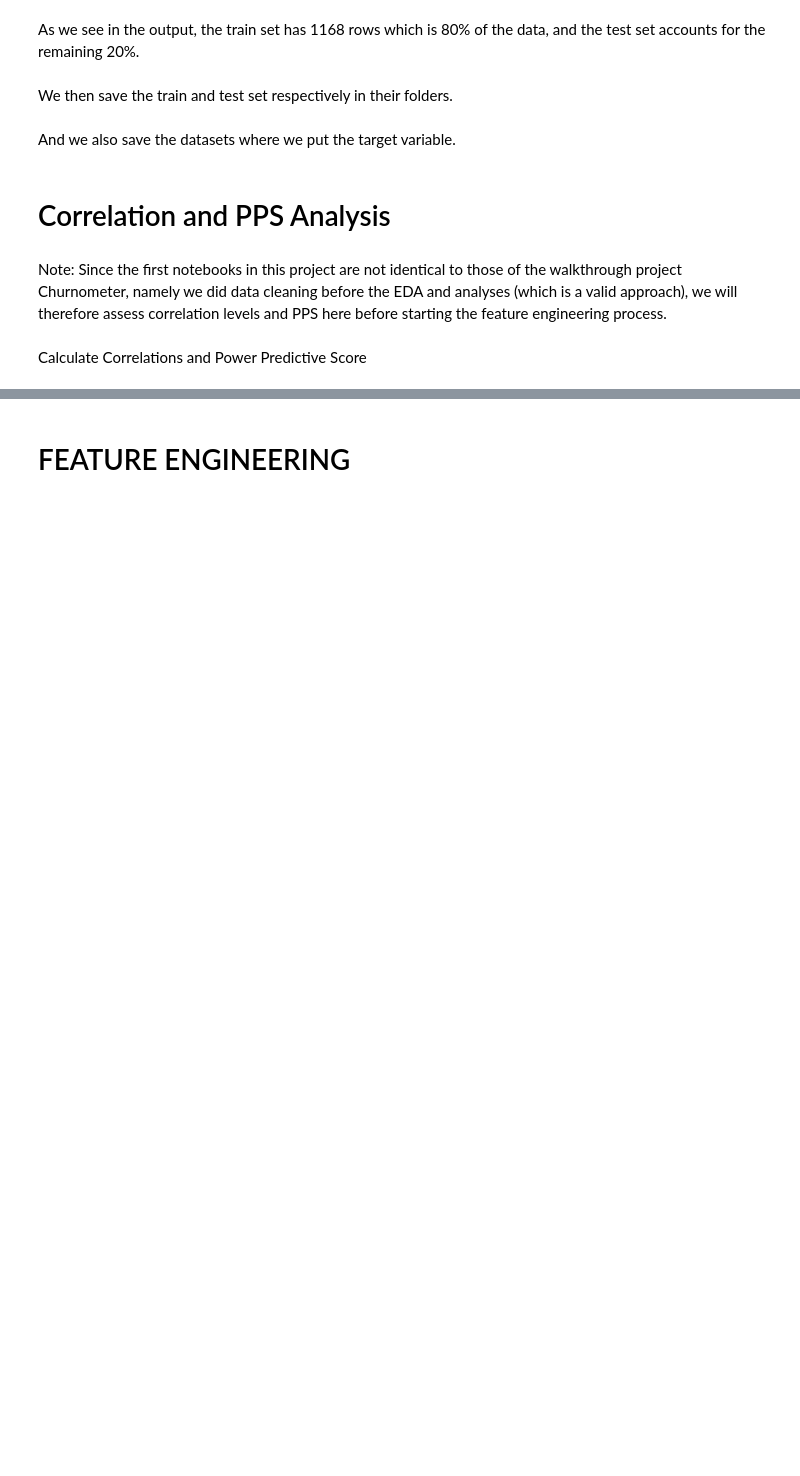
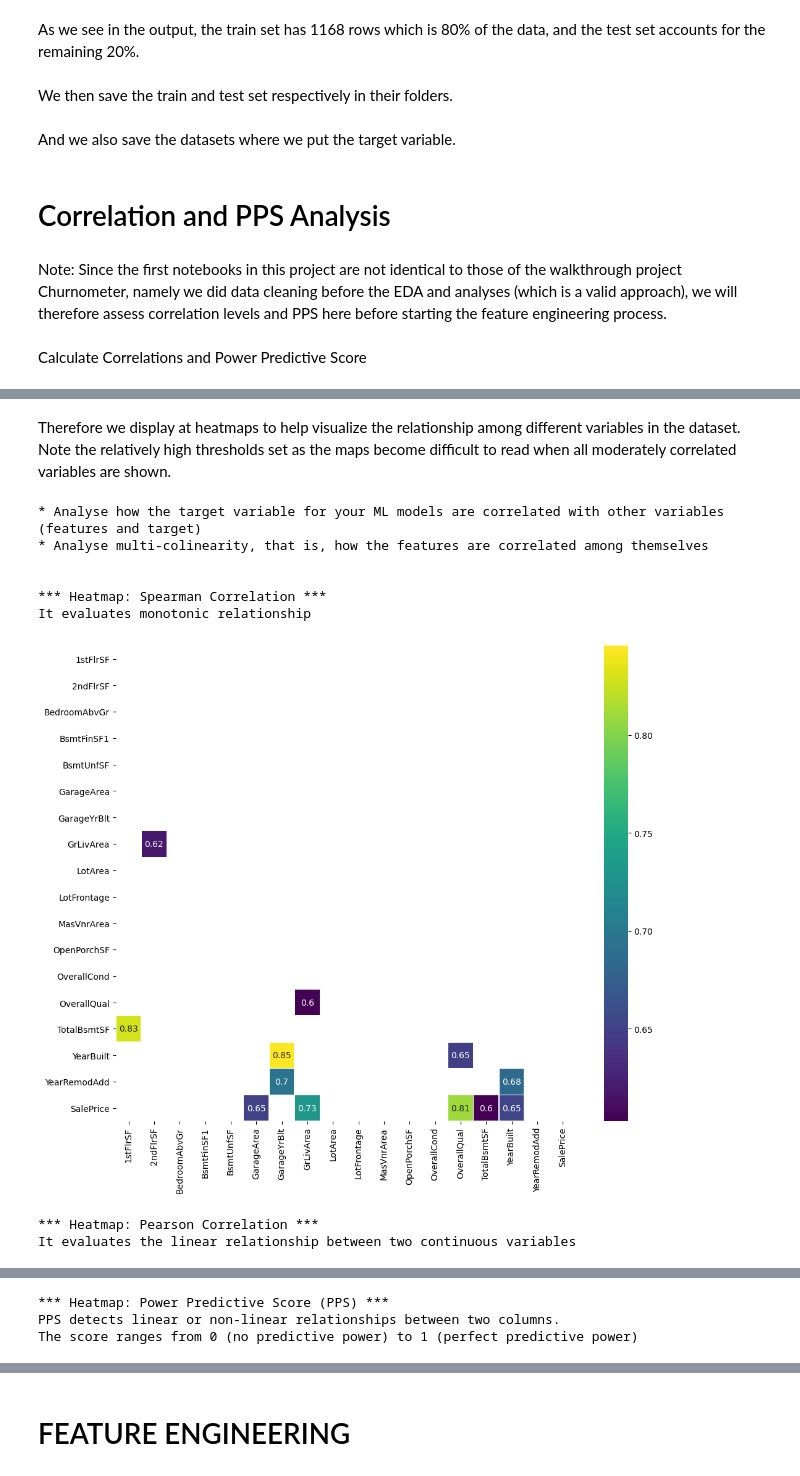
Before and after one commit to robinozer/housing, a Jupyter notebook: jupyter_notebooks/03-FeatureEngineering.ipynb, the cells around one changed output, grey strips where cells are left out. Cells and saved outputs as stored; diff of their text form; code cells hidden in the pictures; blank space fills up the shorter version.

Commit message:
add interpretation of pps and corr analysis to the notebook

```diff
--- a/jupyter_notebooks/03-FeatureEngineering.ipynb
+++ b/jupyter_notebooks/03-FeatureEngineering.ipynb
@@ -165,8 +192,20 @@ Display at heatmaps:
+# %% [markdown]
+Therefore we display at heatmaps to help visualize the relationship among different variables in the dataset. Note the relatively high thresholds set as the maps become difficult to read when all moderately correlated variables are shown.
 # %%
 %matplotlib inline
 # %%
 DisplayCorrAndPPS(df_corr_pearson = df_corr_pearson,
                   df_corr_spearman = df_corr_spearman,
                   pps_matrix = pps_matrix,
-                  CorrThreshold = 0.4, PPS_Threshold =0.2,
+                  CorrThreshold = 0.6, PPS_Threshold =0.3,
                   figsize=(12,10), font_annot=10)
+# %% [output]
+* Analyse how the target variable for your ML models are correlated with other variables (features and target)
+* Analyse multi-colinearity, that is, how the features are correlated among themselves
+
+
+*** Heatmap: Spearman Correlation ***
+It evaluates monotonic relationship
+[figure, added]
+*** Heatmap: Pearson Correlation ***
+It evaluates the linear relationship between two continuous variables
@@ -172,0 +213,3 @@ DisplayCorrAndPPS(df_corr_pearson = df_corr_pearson,
+*** Heatmap: Power Predictive Score (PPS) ***
+PPS detects linear or non-linear relationships between two columns.
+The score ranges from 0 (no predictive power) to 1 (perfect predictive power)
```
Also changed, not shown: parts of 13 cells of this notebook.
